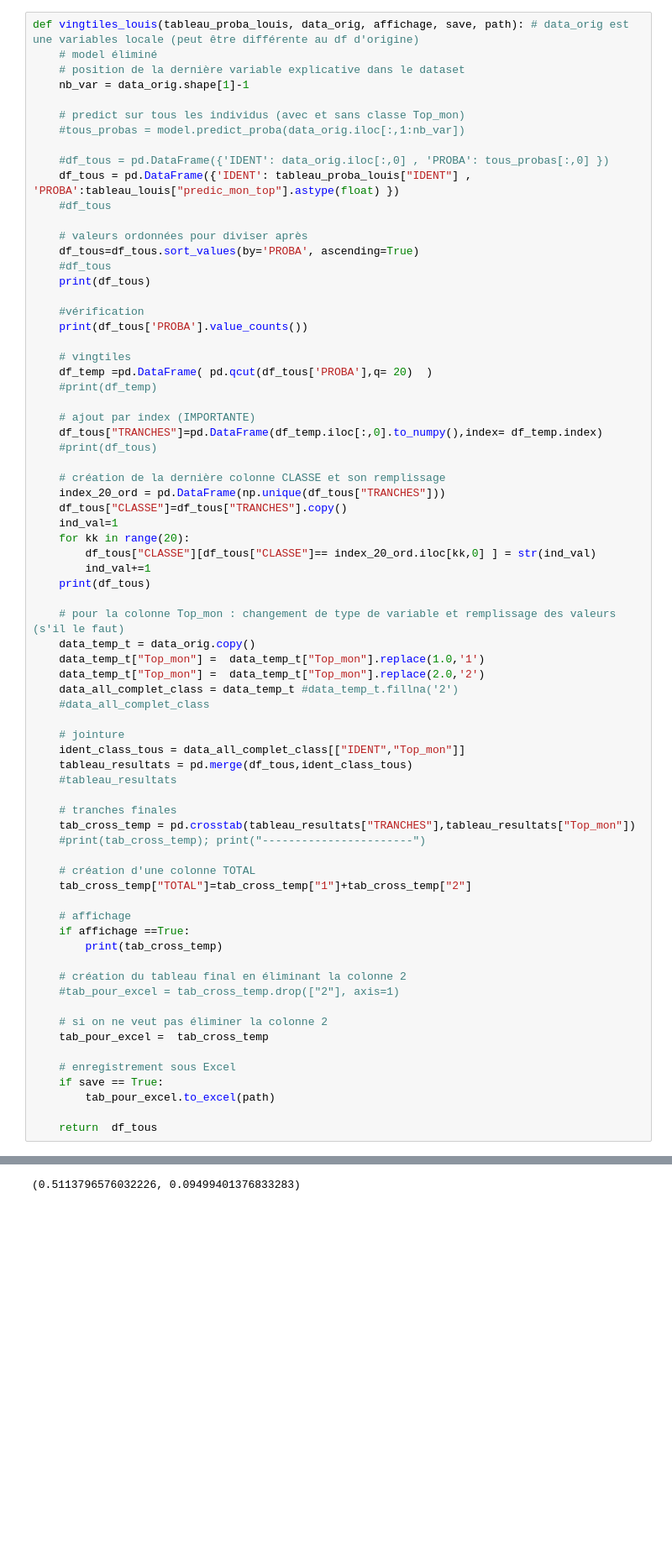
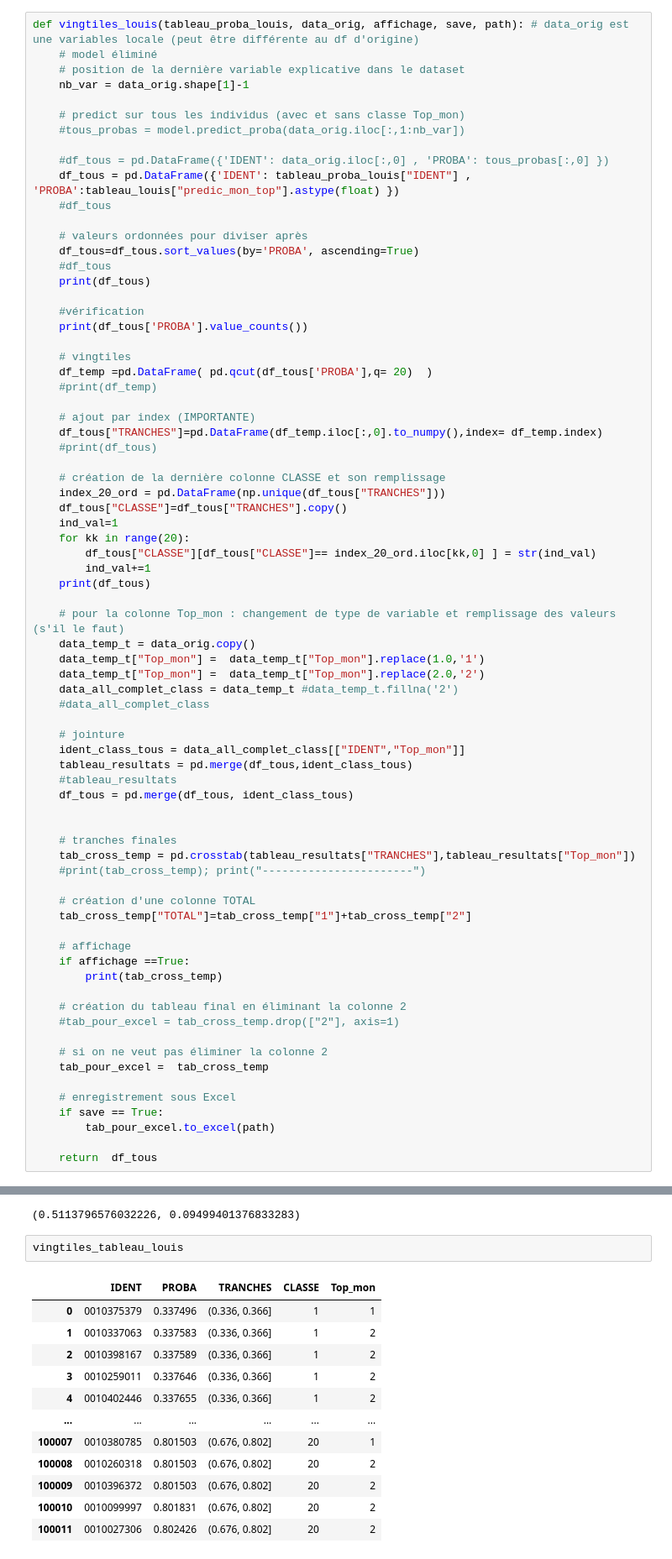
Before and after one commit to christian235711/Predict_models_fdf21, a Jupyter notebook: FDF21_Neural_Networks.ipynb, the cells around one changed output, grey strips where cells are left out. Shown at 84% size. Saved outputs shown, nothing was run; the diff lists cells and outputs as text; blank space fills up the shorter version.

```diff
--- a/FDF21_Neural_Networks.ipynb
+++ b/FDF21_Neural_Networks.ipynb
@@ -657,6 +670,8 @@ def vingtiles_louis(tableau_proba_louis, data_orig, affichage, save, path): # da
     ident_class_tous = data_all_complet_class[["IDENT","Top_mon"]]
     tableau_resultats = pd.merge(df_tous,ident_class_tous)
     #tableau_resultats
+    df_tous = pd.merge(df_tous, ident_class_tous)
+
 
     # tranches finales
     tab_cross_temp = pd.crosstab(tableau_resultats["TRANCHES"],tableau_resultats["Top_mon"])
@@ -748,3 +763,18 @@ tableau_5_montant(vingtiles_tableau_louis, data_montant_orig, affichage=True,
 2539/4965, 2539/26728
 # %% [output]
 (0.5113796576032226, 0.09499401376833283)
+# %%
+vingtiles_tableau_louis
+# %% [output]
+|  | IDENT | PROBA | TRANCHES | CLASSE | Top_mon |
+| 0 | 0010375379 | 0.337496 | (0.336, 0.366] | 1 | 1 |
+| 1 | 0010337063 | 0.337583 | (0.336, 0.366] | 1 | 2 |
+| 2 | 0010398167 | 0.337589 | (0.336, 0.366] | 1 | 2 |
+| 3 | 0010259011 | 0.337646 | (0.336, 0.366] | 1 | 2 |
+| 4 | 0010402446 | 0.337655 | (0.336, 0.366] | 1 | 2 |
+| ... | ... | ... | ... | ... | ... |
+| 100007 | 0010380785 | 0.801503 | (0.676, 0.802] | 20 | 1 |
+| 100008 | 0010260318 | 0.801503 | (0.676, 0.802] | 20 | 2 |
+| 100009 | 0010396372 | 0.801503 | (0.676, 0.802] | 20 | 2 |
+| 100010 | 0010099997 | 0.801831 | (0.676, 0.802] | 20 | 2 |
+| 100011 | 0010027306 | 0.802426 | (0.676, 0.802] | 20 | 2 |
```
Also changed, not shown: parts of 8 cells of this notebook.
